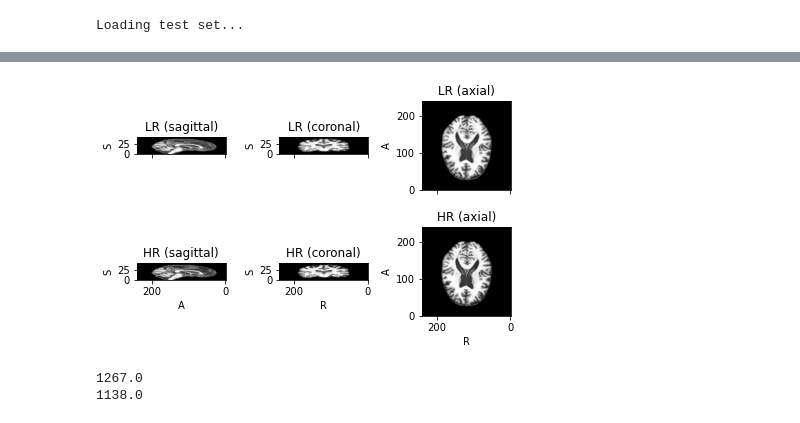
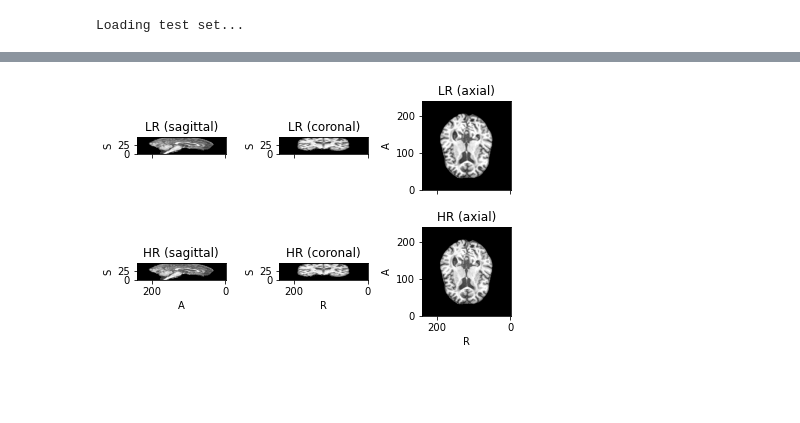
Before and after one commit to rienboonstoppel/SRGan, a Jupyter notebook: predict.ipynb, the cells around one changed output, grey strips where cells are left out. Saved outputs shown, nothing was run; the diff lists cells and outputs as text; code cells hidden in the pictures; blank space fills up the shorter version.

```diff
--- a/predict.ipynb
+++ b/predict.ipynb
@@ -65,25 +57,9 @@ Loading real dataset...
-# %%
-img = ImagePair(number=1, simulated=False, select_slices=45)
-# img.subject()['HR']
-# img.info()['HR']
-
-real_subject = [img.subject()]
-
-std = 0.3548
-
-real_set = tio.SubjectsDataset(
-    real_subject, transform=Normalize(std=std))
-
-real_set[0].plot()
-
-print(img.info()['LR']['scaling'])
-print(img.info()['HR']['scaling'])
-# print(real_set)
-# print(real_subject)
-# print(real_subject[0])
-# print(real_subject[0]['HR'])
-# print(real_subject[0]['HR'].numpy())
-# %% [output]
-[figure, removed]
-1267.0
-1138.0
+# %%
+img_real = ImagePair(number=7, simulated=False, select_slices=48)
+real_subject = [img_real.subject()]
+real_set = tio.SubjectsDataset(
+    real_subject, transform=Normalize(std=std))
+
+real_set[0].plot()
+# %% [output]
+[figure, added]
```
Also changed, not shown: parts of 19 cells of this notebook, 6 other files.
